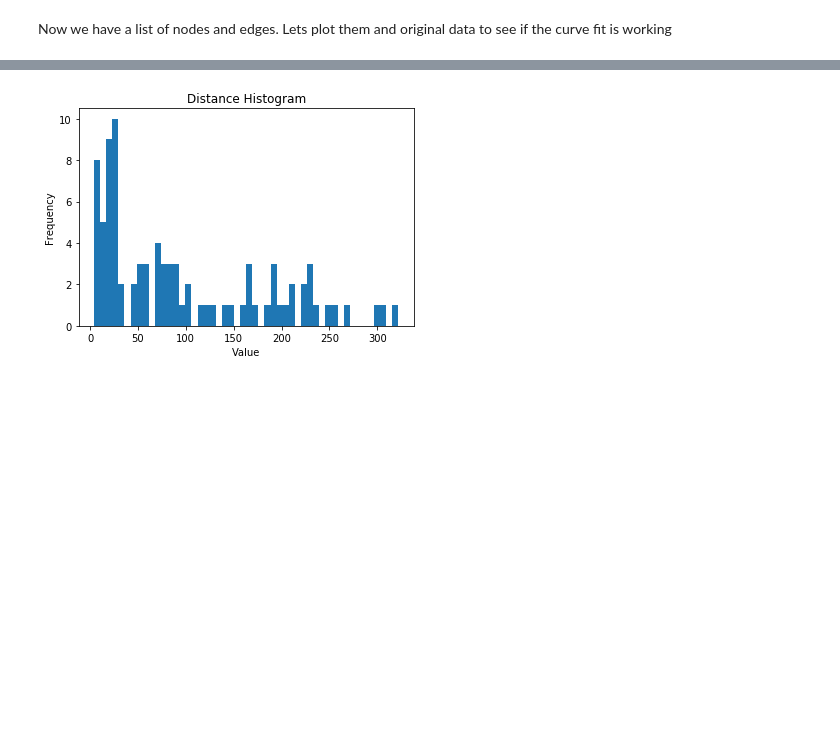
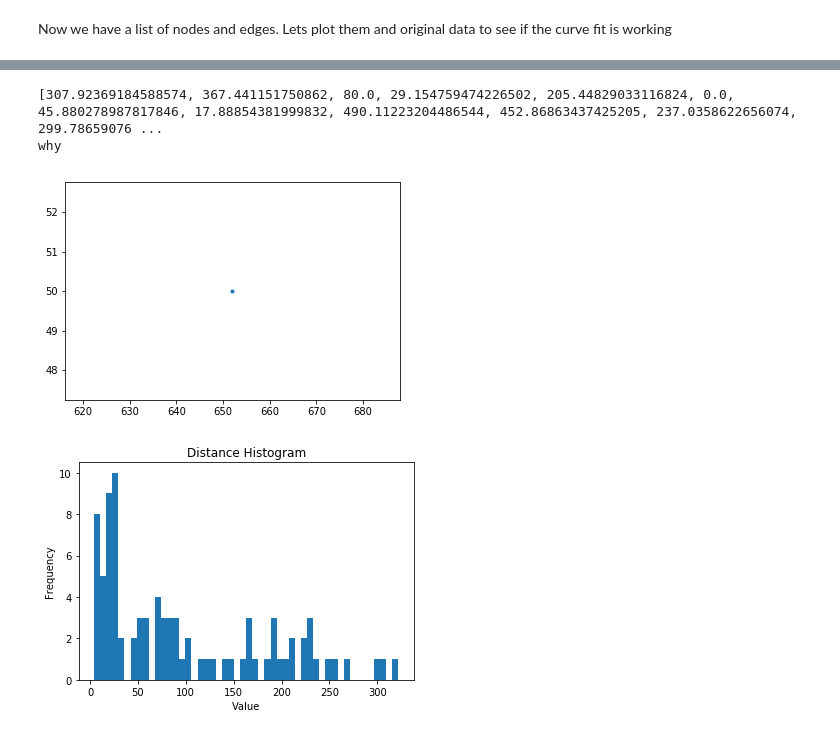
Before and after one commit to AllenCellModeling/DLITE, a Jupyter notebook: notebooks/Z01 load test1.ipynb, the cells around one changed output, grey strips where cells are left out. Drawn from its saved outputs; the diff is of its cells as text; code cells hidden in the pictures; blank space fills up the shorter version.

```diff
--- a/notebooks/Z01 load test1.ipynb
+++ b/notebooks/Z01 load test1.ipynb
@@ -160,3 +423,14 @@ Looks like theres a lot of nodes that are really close to each other. Need to do
+# %%
+node_s_edge = [np.linalg.norm(np.subtract(n.loc, nodes[5].loc)) for n in nodes]
+print(node_s_edge[0:20])
+# np.linalg.norm(np.subtract(n.loc, node_a.loc))
+fig, ax = plt.subplots(1,1)
+[n.plot(ax) for n in nodes[5:6]]
+print('why')
+# %% [output]
+[307.92369184588574, 367.441151750862, 80.0, 29.154759474226502, 205.44829033116824, 0.0, 45.880278987817846, 17.88854381999832, 490.11223204486544, 452.86863437425205, 237.0358622656074, 299.78659076 ...
+why
+[figure, added]
 # %%
 # choose a cutoff Euclidian distance below which we ignore all edges
 # plot histogram of all edge distances
```
Also changed, not shown: parts of 31 cells of this notebook, 4 other files.
